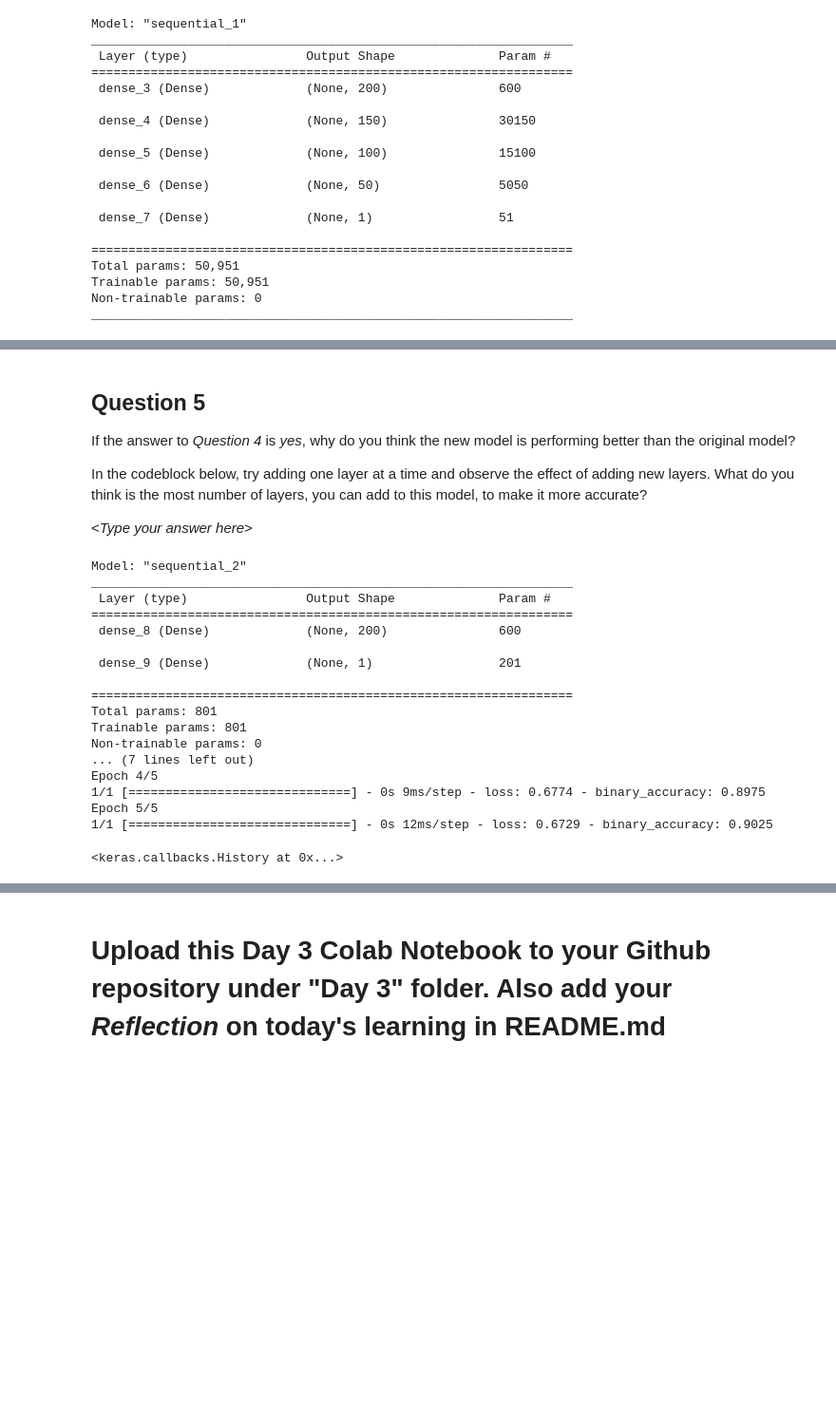
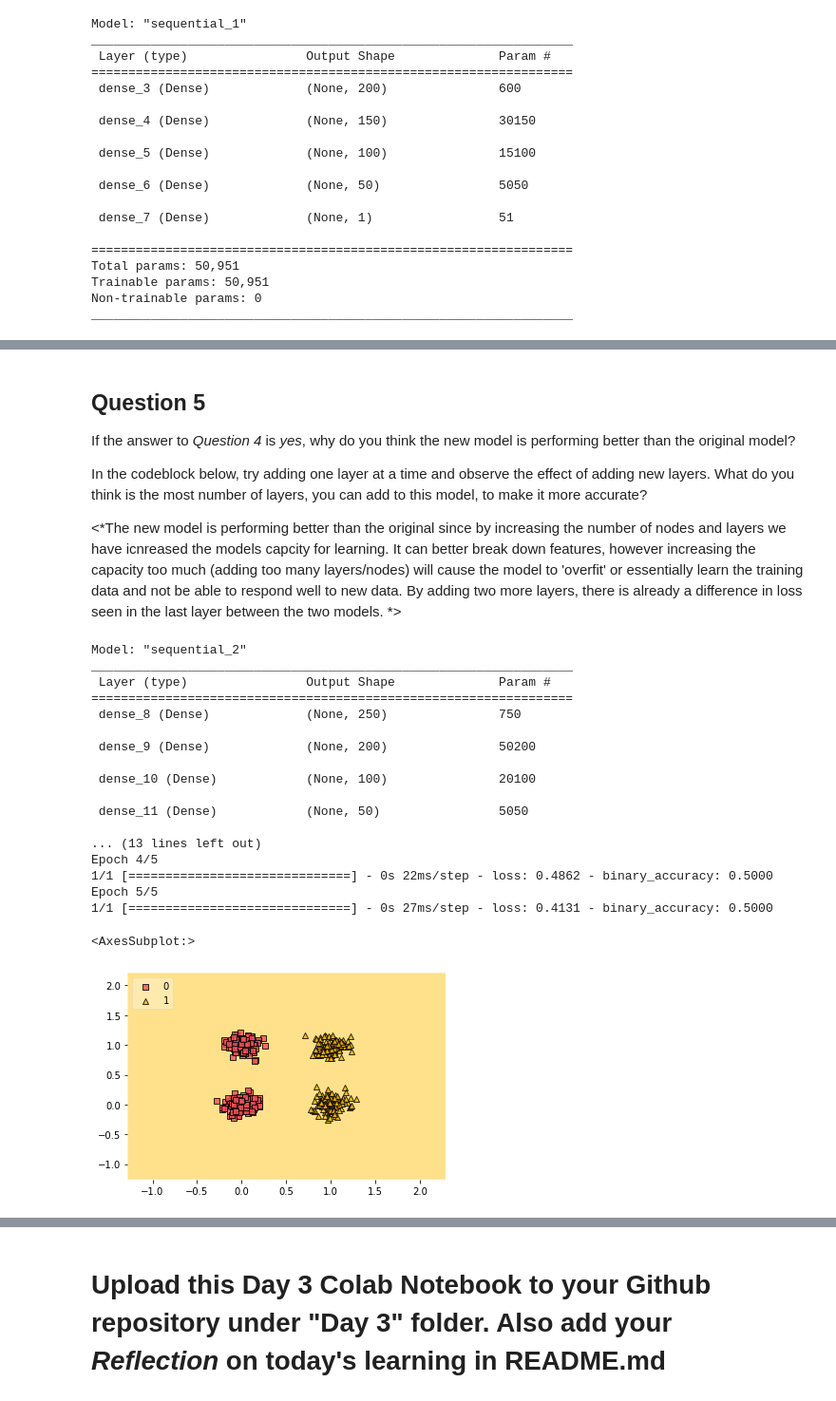
Before and after one commit to sharique13/FutureMakes2022, a Jupyter notebook: Day_3_Intro_to_Deep_Learning_SSA.ipynb, the cells around one changed output, grey strips where cells are left out. Shown at 95% size. Cells and saved outputs as stored; diff of their text form; code cells hidden in the pictures; blank space fills up the shorter version.

```diff
--- a/Day_3_Intro_to_Deep_Learning_SSA.ipynb
+++ b/Day_3_Intro_to_Deep_Learning_SSA.ipynb
@@ -456,50 +456,58 @@ If the answer to *Question 4* is *yes*, why do you think the new model is perfor
 
 In the codeblock below, try adding one layer at a time and observe the effect of adding new layers. What do you think is the most number of layers, you can add to this model, to make it more accurate?
 
-\<*Type your answer here*\>
+\<*The new model is performing better than the original since by increasing the number of nodes and layers we have icnreased the models capcity for learning. It can better break down features, however increasing the capacity too much (adding too many layers/nodes) will cause the model to 'overfit' or essentially learn the training data and not be able to respond well to new data. By adding two more layers, there is already a difference in loss seen in the last layer between the two models.  *\>
 # %%
 """ Try out your code for Question 4 here """
 
 # Define and instantiate model layers
 model = tf.keras.models.Sequential()
 model.add(tf.keras.Input(shape=(2)))
 
 #try ADDING MORE LAYERS below and changing the number of nodes
+model.add(tf.keras.layers.Dense(250, activation='relu'))
 model.add(tf.keras.layers.Dense(200, activation='relu'))
+model.add(tf.keras.layers.Dense(100, activation='relu'))
+model.add(tf.keras.layers.Dense(50, activation='relu'))
+#model.add(tf.keras.layers.Dense(10, activation='relu'))
 
 #add the classification layer
-model.add(tf.keras.layers.Dense(1, activation='sigmoid'))
+model.add(tf.keras.layers.Dense(1, activation='softmax'))
 model.summary()
 
 # Define optimizers, loss function and metrics
 
 model.compile(
     optimizer=tf.keras.optimizers.RMSprop(),
     loss=tf.keras.losses.BinaryCrossentropy(),
     metrics=[tf.keras.metrics.BinaryAccuracy()],
 )
 
 # Fit model
 model.fit(data, target, epochs = 5, batch_size=data.shape[0])
+
+# Visualize learned boundaries
+plot_decision_regions(data, target.reshape(-1), clf=model, legend=2, colors = '#F15156,#FFBD00')
 # %% [output]
 Model: "sequential_2"
 _________________________________________________________________
  Layer (type)                Output Shape              Param #
 =================================================================
- dense_8 (Dense)             (None, 200)               600
+ dense_8 (Dense)             (None, 250)               750
 
- dense_9 (Dense)             (None, 1)                 201
+ dense_9 (Dense)             (None, 200)               50200
 
-=================================================================
-Total params: 801
-Trainable params: 801
-Non-trainable params: 0
-... (7 lines left out)
+ dense_10 (Dense)            (None, 100)               20100
+
+ dense_11 (Dense)            (None, 50)                5050
+
+... (13 lines left out)
 Epoch 4/5
-1/1 [==============================] - 0s 9ms/step - loss: 0.6774 - binary_accuracy: 0.8975
+1/1 [==============================] - 0s 22ms/step - loss: 0.4862 - binary_accuracy: 0.5000
 Epoch 5/5
-1/1 [==============================] - 0s 12ms/step - loss: 0.6729 - binary_accuracy: 0.9025
+1/1 [==============================] - 0s 27ms/step - loss: 0.4131 - binary_accuracy: 0.5000
-<keras.callbacks.History at 0x...>
+<AxesSubplot:>
+[figure, added]
 # %% [markdown]
 ## Question 6
 
```
Also changed, not shown: parts of 20 cells of this notebook.
